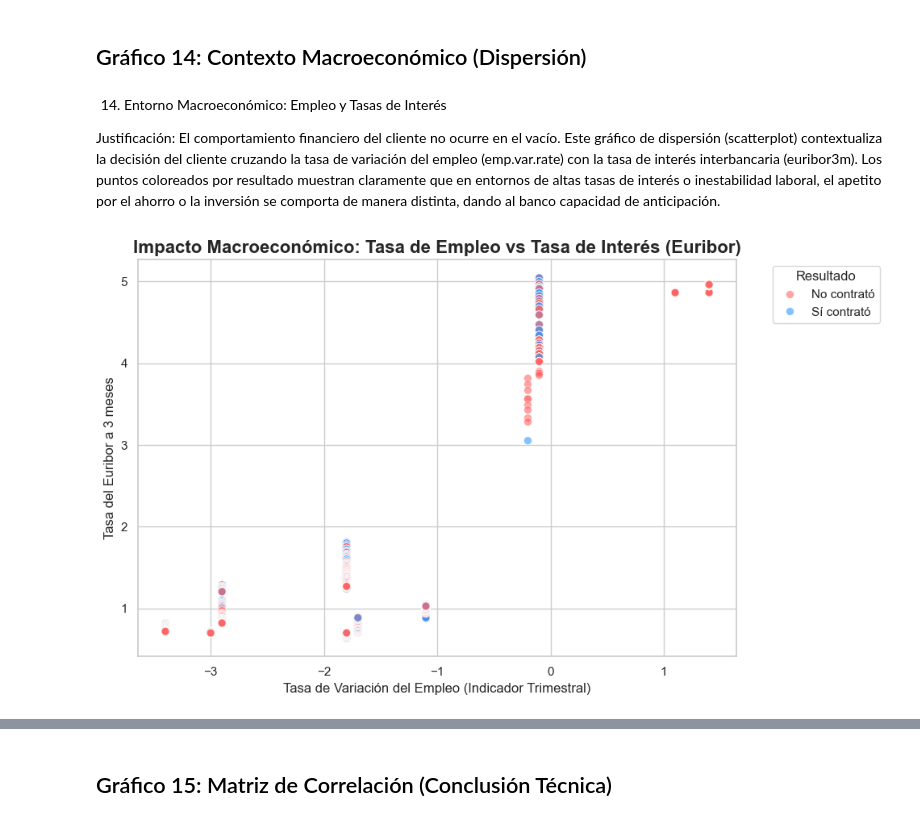
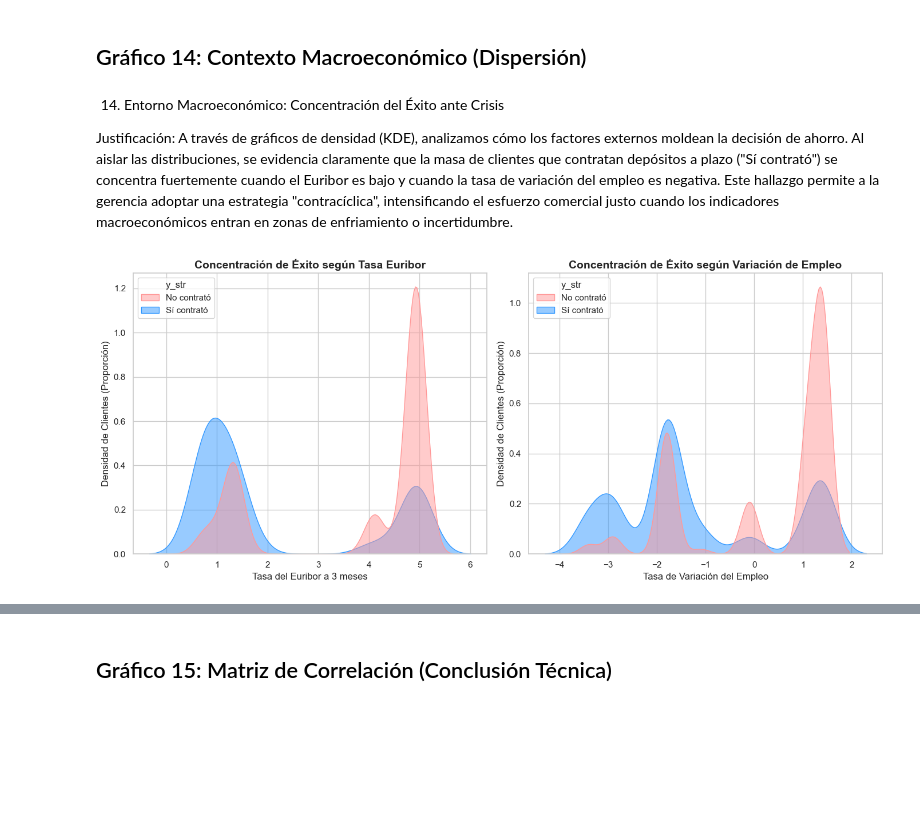
Before and after one commit to sparklyeonn/Proyecto-Preprocesamiento, a Jupyter notebook: graficos.ipynb, the cells around one changed output, grey strips where cells are left out. Saved outputs shown, nothing was run; the diff lists cells and outputs as text; code cells hidden in the pictures; blank space fills up the shorter version.

```diff
--- a/graficos.ipynb
+++ b/graficos.ipynb
@@ -397,27 +411,36 @@ Passing `palette` without assigning `hue` is deprecated and will be removed in v
 # %% [markdown]
 ## Gráfico 14: Contexto Macroeconómico (Dispersión)
 # %% [markdown]
-14. Entorno Macroeconómico: Empleo y Tasas de Interés
+14. Entorno Macroeconómico: Concentración del Éxito ante Crisis
 
-Justificación: El comportamiento financiero del cliente no ocurre en el vacío. Este gráfico de dispersión (scatterplot) contextualiza la decisión del cliente cruzando la tasa de variación del empleo (emp.var.rate) con la tasa de interés interbancaria (euribor3m). Los puntos coloreados por resultado muestran claramente que en entornos de altas tasas de interés o inestabilidad laboral, el apetito por el ahorro o la inversión se comporta de manera distinta, dando al banco capacidad de anticipación.
+Justificación: A través de gráficos de densidad (KDE), analizamos cómo los factores externos moldean la decisión de ahorro. Al aislar las distribuciones, se evidencia claramente que la masa de clientes que contratan depósitos a plazo ("Sí contrató") se concentra fuertemente cuando el Euribor es bajo y cuando la tasa de variación del empleo es negativa. Este hallazgo permite a la gerencia adoptar una estrategia "contracíclica", intensificando el esfuerzo comercial justo cuando los indicadores macroeconómicos entran en zonas de enfriamiento o incertidumbre.
 # %%
-# Gráfico 14: Scatterplot de indicadores macroeconómicos vs y
-plt.figure(figsize=(10, 6))
+# Gráfico 14: Gráficos de Densidad (KDE) para variables macroeconómicas
+# Creamos una figura con dos subgráficos (1 fila, 2 columnas)
+fig, axes = plt.subplots(1, 2, figsize=(14, 6))
 
-# Usamos un mapa de texto temporal para la leyenda
+# Mapeo temporal para la leyenda
 df_temp = df.copy()
 df_temp['y_str'] = df_temp['y'].map({0: 'No contrató', 1: 'Sí contrató'})
+colores_densidad = {'No contrató': '#ff9999', 'Sí contrató': '#3399ff'}
 
-# Generamos el gráfico de dispersión con algo de transparencia (alpha) para ver la densidad
-sns.scatterplot(data=df_temp, x='emp.var.rate', y='euribor3m', hue='y_str',
-                palette=['#ff6666', '#3399ff'], alpha=0.6, s=50)
+# Subgráfico 1: Impacto del Euribor
+# common_norm=False permite que veamos la forma de la "montaña" de los Sí,
+# a pesar de que son muchos menos clientes en total.
+sns.kdeplot(data=df_temp, x='euribor3m', hue='y_str', fill=True,
+            common_norm=False, palette=colores_densidad, alpha=0.5, ax=axes[0])
+axes[0].set_title('Concentración de Éxito según Tasa Euribor', fontsize=14, fontweight='bold')
+axes[0].set_xlabel('Tasa del Euribor a 3 meses', fontsize=12)
+axes[0].set_ylabel('Densidad de Clientes (Proporción)', fontsize=12)
 
-plt.title('Impacto Macroeconómico: Tasa de Empleo vs Tasa de Interés (Euribor)', fontsize=16, fontweight='bold')
-plt.xlabel('Tasa de Variación del Empleo (Indicador Trimestral)', fontsize=12)
-plt.ylabel('Tasa del Euribor a 3 meses', fontsize=12)
+# Subgráfico 2: Impacto del Empleo
+sns.kdeplot(data=df_temp, x='emp.var.rate', hue='y_str', fill=True,
+            common_norm=False, palette=colores_densidad, alpha=0.5, ax=axes[1])
+axes[1].set_title('Concentración de Éxito según Variación de Empleo', fontsize=14, fontweight='bold')
+axes[1].set_xlabel('Tasa de Variación del Empleo', fontsize=12)
+axes[1].set_ylabel('Densidad de Clientes (Proporción)', fontsize=12)
 
-plt.legend(title='Resultado', bbox_to_anchor=(1.05, 1), loc='upper left')
 plt.tight_layout()
 plt.show()
 # %% [output]
-[figure, old version]
+[figure, new version]
```
Also changed, not shown: parts of 3 cells of this notebook, 3 other files.
